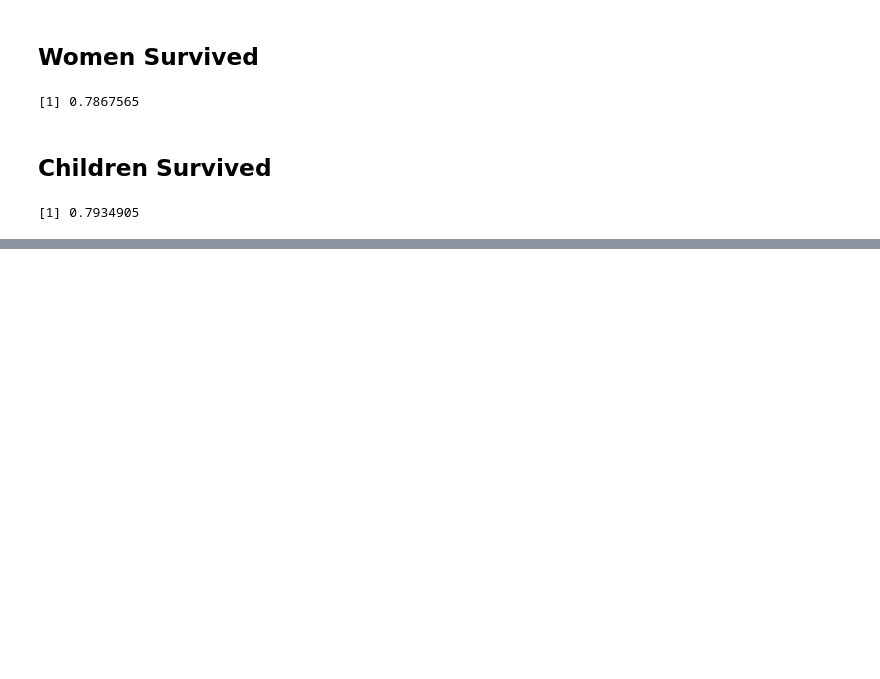
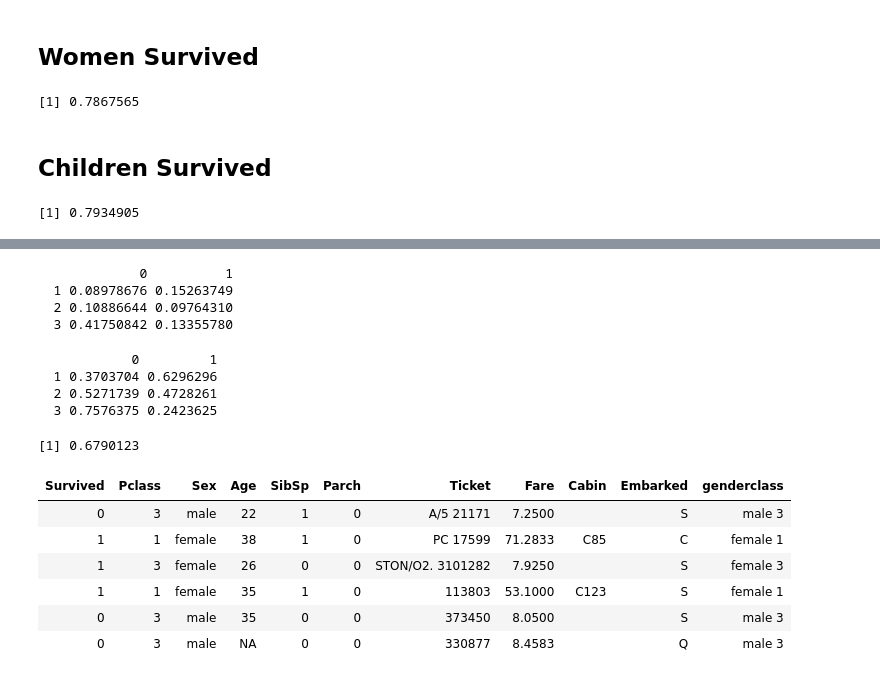
Before and after one commit to neeshu89/UCLA_CSX_450_2_2018_W, a Jupyter notebook: 01-women_and_children_first/02-model_1-women_and_children_first.ipynb.ipynb, the cells around one changed output, grey strips where cells are left out. Cells and saved outputs as stored; diff of their text form; code cells hidden in the pictures; blank space fills up the shorter version.

```diff
--- a/01-women_and_children_first/02-model_1-women_and_children_first.ipynb.ipynb
+++ b/01-women_and_children_first/02-model_1-women_and_children_first.ipynb.ipynb
@@ -102,0 +113,14 @@ accuracy(titanic$Survived, women_and_children_survived)
+# %%
+prop.table(table(titanic$Pclass, titanic$Survived))
+# %% [output]
+             0          1
+  1 0.08978676 0.15263749
+  2 0.10886644 0.09764310
+  3 0.41750842 0.13355780
+# %%
+prop.table(table(titanic$Pclass, titanic$Survived),1)
+# %% [output]
+            0         1
+  1 0.3703704 0.6296296
+  2 0.5271739 0.4728261
+  3 0.7576375 0.2423625
@@ -102,0 +130,4 @@ accuracy(titanic$Survived, women_and_children_survived)
+# %%
+accuracy(titanic$Survived, women_and_children_survived)
+# %% [output]
+[1] 0.6790123
@@ -102,0 +136,10 @@ accuracy(titanic$Survived, women_and_children_survived)
+# %%
+head(titanic)
+# %% [output]
+| Survived | Pclass | Sex | Age | SibSp | Parch | Ticket | Fare | Cabin | Embarked | genderclass |
+| 0 | 3 | male | 22 | 1 | 0 | A/5 21171 | 7.2500 |  | S | male 3 |
+| 1 | 1 | female | 38 | 1 | 0 | PC 17599 | 71.2833 | C85 | C | female 1 |
+| 1 | 3 | female | 26 | 0 | 0 | STON/O2. 3101282 | 7.9250 |  | S | female 3 |
+| 1 | 1 | female | 35 | 1 | 0 | 113803 | 53.1000 | C123 | S | female 1 |
+| 0 | 3 | male | 35 | 0 | 0 | 373450 | 8.0500 |  | S | male 3 |
+| 0 | 3 | male | NA | 0 | 0 | 330877 | 8.4583 |  | Q | male 3 |
```
Also changed, not shown: parts of 14 cells of this notebook, 2 other files.
